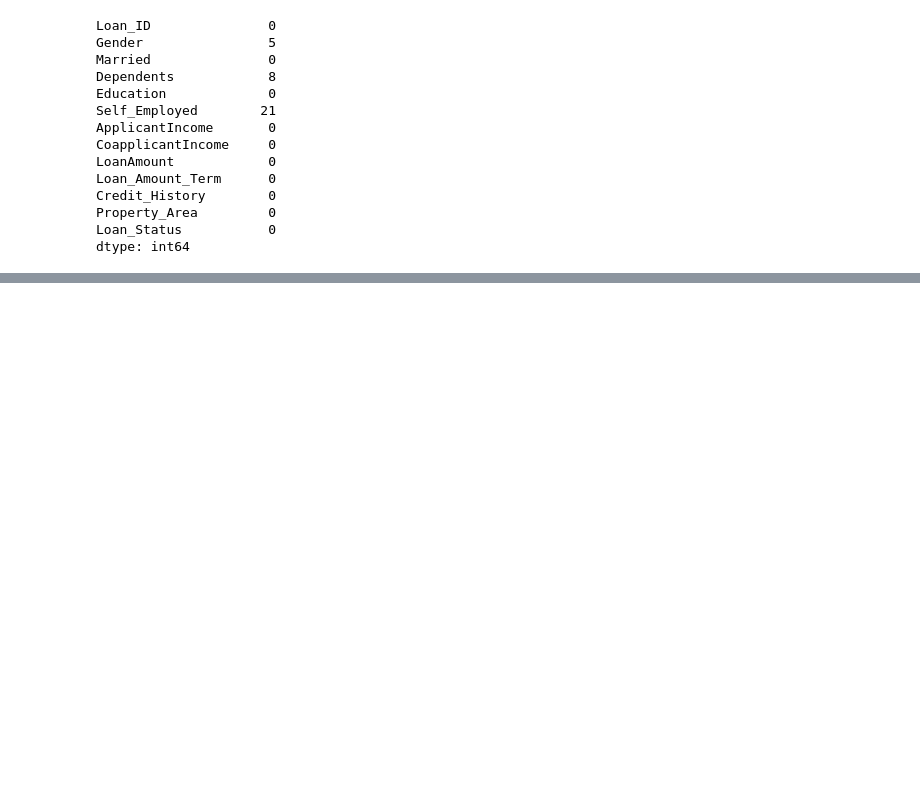
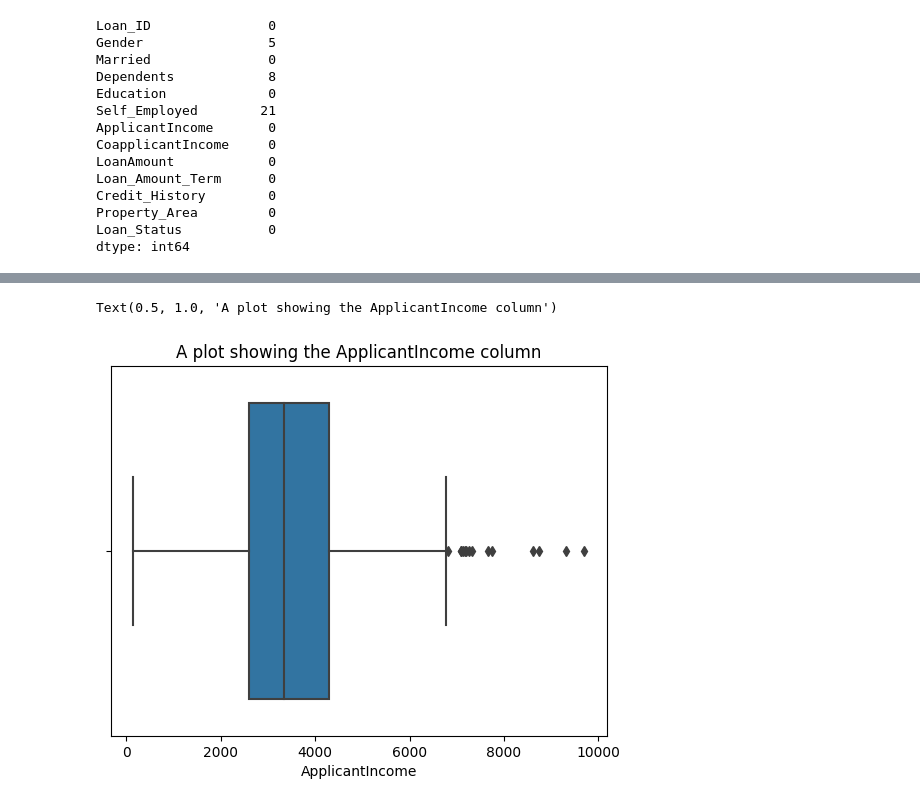
Before and after one commit to mo0717/Maureen-s_Notebook, a Jupyter notebook: notebook48aa5d8599.ipynb, the cells around one changed output, grey strips where cells are left out. Drawn from its saved outputs; the diff is of its cells as text; code cells hidden in the pictures; blank space fills up the shorter version.

Commit message:
Kaggle Notebook | notebook48aa5d8599 | Loan Dataset Notebook

```diff
--- a/notebook48aa5d8599.ipynb
+++ b/notebook48aa5d8599.ipynb
@@ -311,3 +312,10 @@ Credit_History        0
 Property_Area         0
 Loan_Status           0
 dtype: int64
+# %%
+#get the mode
+mod1 = loan['Gender'].mode()
+mod1[0]
+
+mode2 = loan['Self_Employed'].mode()
+print(mode2[0])
@@ -313,0 +324,4 @@ dtype: int64
+# %%
+#filling the missing values in the two columns
+loan.fillna({'Gender': mod1[0],'Self_Employed': mode2[0]}, inplace = True)
+loan.isnull().sum()
@@ -313,0 +343,3 @@ dtype: int64
+# %%
+mod3 = loan['Dependents'].mode()
+loan.fillna({'Dependents': mod3[0]},inplace = True)
@@ -313,0 +355,6 @@ dtype: int64
+# %%
+sns.boxplot(data = loan, x = 'ApplicantIncome')
+plt.title("A plot showing the ApplicantIncome column")
+# %% [output]
+Text(0.5, 1.0, 'A plot showing the ApplicantIncome column')
+[figure, added]
```
Also changed, not shown: parts of 38 cells of this notebook.
